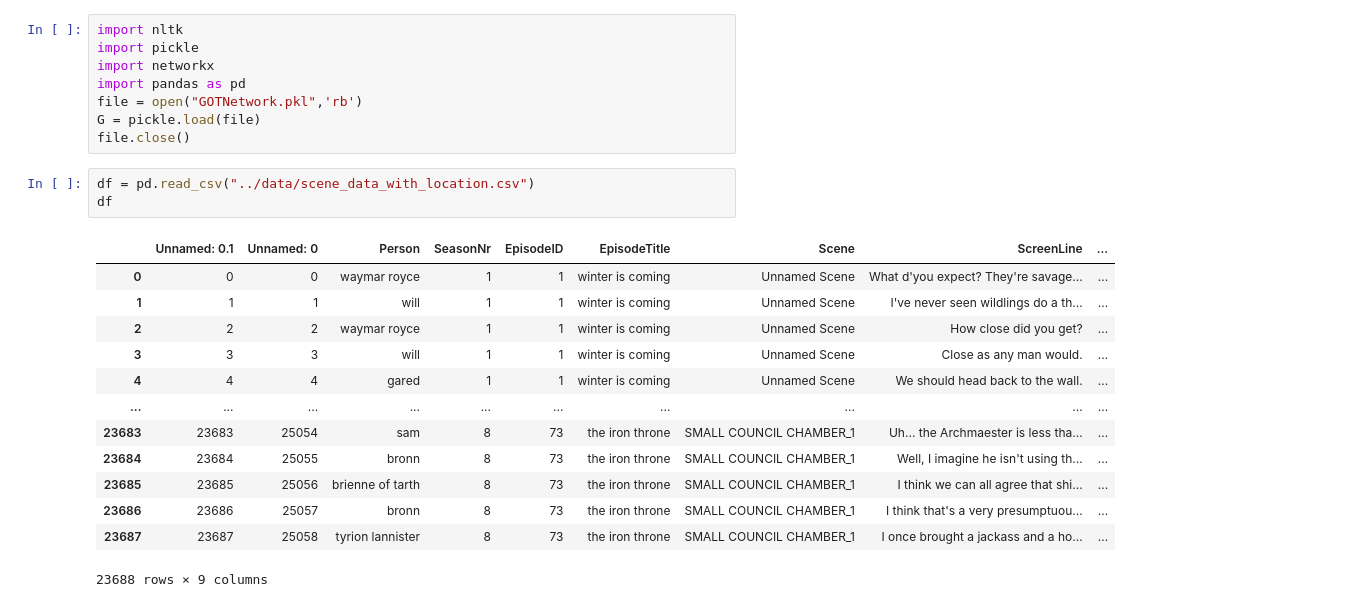
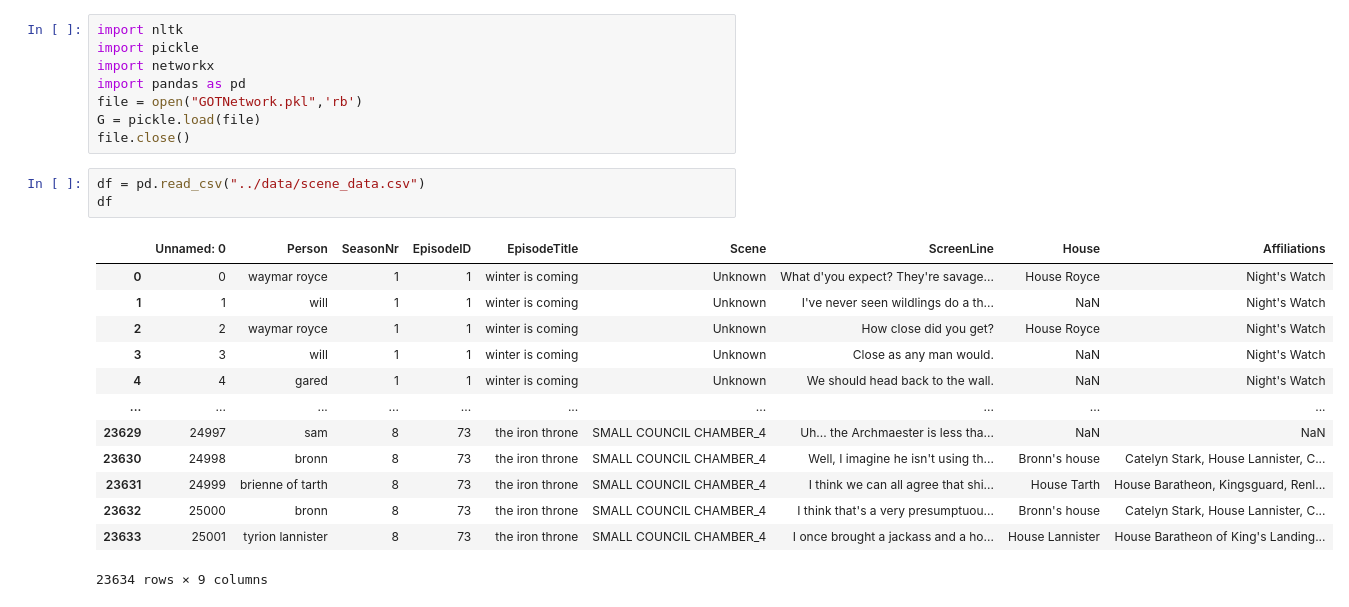
Before and after one commit to TorbjornBak/GOTSocialGraph, a Jupyter notebook: scripts/SentimentAnalysis.ipynb, the cells around one changed output. Drawn from its saved outputs; the diff is of its cells as text.

Commit message:
Added scene data

```diff
--- a/scripts/SentimentAnalysis.ipynb
+++ b/scripts/SentimentAnalysis.ipynb
@@ -7,19 +7,19 @@ file = open("GOTNetwork.pkl",'rb')
 G = pickle.load(file)
 file.close()
 # %%
-df = pd.read_csv("../data/scene_data_with_location.csv")
+df = pd.read_csv("../data/scene_data.csv")
 df
 # %% [output]
-|  | Unnamed: 0.1 | Unnamed: 0 | Person | SeasonNr | EpisodeID | EpisodeTitle | Scene | ScreenLine | ... |
-| 0 | 0 | 0 | waymar royce | 1 | 1 | winter is coming | Unnamed Scene | What d'you expect? They're savage... | ... |
-| 1 | 1 | 1 | will | 1 | 1 | winter is coming | Unnamed Scene | I've never seen wildlings do a th... | ... |
-| 2 | 2 | 2 | waymar royce | 1 | 1 | winter is coming | Unnamed Scene | How close did you get? | ... |
-| 3 | 3 | 3 | will | 1 | 1 | winter is coming | Unnamed Scene | Close as any man would. | ... |
-| 4 | 4 | 4 | gared | 1 | 1 | winter is coming | Unnamed Scene | We should head back to the wall. | ... |
+|  | Unnamed: 0 | Person | SeasonNr | EpisodeID | EpisodeTitle | Scene | ScreenLine | House | Affiliations |
+| 0 | 0 | waymar royce | 1 | 1 | winter is coming | Unknown | What d'you expect? They're savage... | House Royce | Night's Watch |
+| 1 | 1 | will | 1 | 1 | winter is coming | Unknown | I've never seen wildlings do a th... | NaN | Night's Watch |
+| 2 | 2 | waymar royce | 1 | 1 | winter is coming | Unknown | How close did you get? | House Royce | Night's Watch |
+| 3 | 3 | will | 1 | 1 | winter is coming | Unknown | Close as any man would. | NaN | Night's Watch |
+| 4 | 4 | gared | 1 | 1 | winter is coming | Unknown | We should head back to the wall. | NaN | Night's Watch |
 | ... | ... | ... | ... | ... | ... | ... | ... | ... | ... |
-| 23683 | 23683 | 25054 | sam | 8 | 73 | the iron throne | SMALL COUNCIL CHAMBER_1 | Uh... the Archmaester is less tha... | ... |
-| 23684 | 23684 | 25055 | bronn | 8 | 73 | the iron throne | SMALL COUNCIL CHAMBER_1 | Well, I imagine he isn't using th... | ... |
-| 23685 | 23685 | 25056 | brienne of tarth | 8 | 73 | the iron throne | SMALL COUNCIL CHAMBER_1 | I think we can all agree that shi... | ... |
-| 23686 | 23686 | 25057 | bronn | 8 | 73 | the iron throne | SMALL COUNCIL CHAMBER_1 | I think that's a very presumptuou... | ... |
-| 23687 | 23687 | 25058 | tyrion lannister | 8 | 73 | the iron throne | SMALL COUNCIL CHAMBER_1 | I once brought a jackass and a ho... | ... |
+| 23629 | 24997 | sam | 8 | 73 | the iron throne | SMALL COUNCIL CHAMBER_4 | Uh... the Archmaester is less tha... | NaN | NaN |
+| 23630 | 24998 | bronn | 8 | 73 | the iron throne | SMALL COUNCIL CHAMBER_4 | Well, I imagine he isn't using th... | Bronn's house | Catelyn Stark, House Lannister, C... |
+| 23631 | 24999 | brienne of tarth | 8 | 73 | the iron throne | SMALL COUNCIL CHAMBER_4 | I think we can all agree that shi... | House Tarth | House Baratheon, Kingsguard, Renl... |
+| 23632 | 25000 | bronn | 8 | 73 | the iron throne | SMALL COUNCIL CHAMBER_4 | I think that's a very presumptuou... | Bronn's house | Catelyn Stark, House Lannister, C... |
+| 23633 | 25001 | tyrion lannister | 8 | 73 | the iron throne | SMALL COUNCIL CHAMBER_4 | I once brought a jackass and a ho... | House Lannister | House Baratheon of King's Landing... |
-23688 rows × 9 columns
+23634 rows × 9 columns
```
Also changed, not shown: parts of 19 cells of this notebook, 3 other files.
